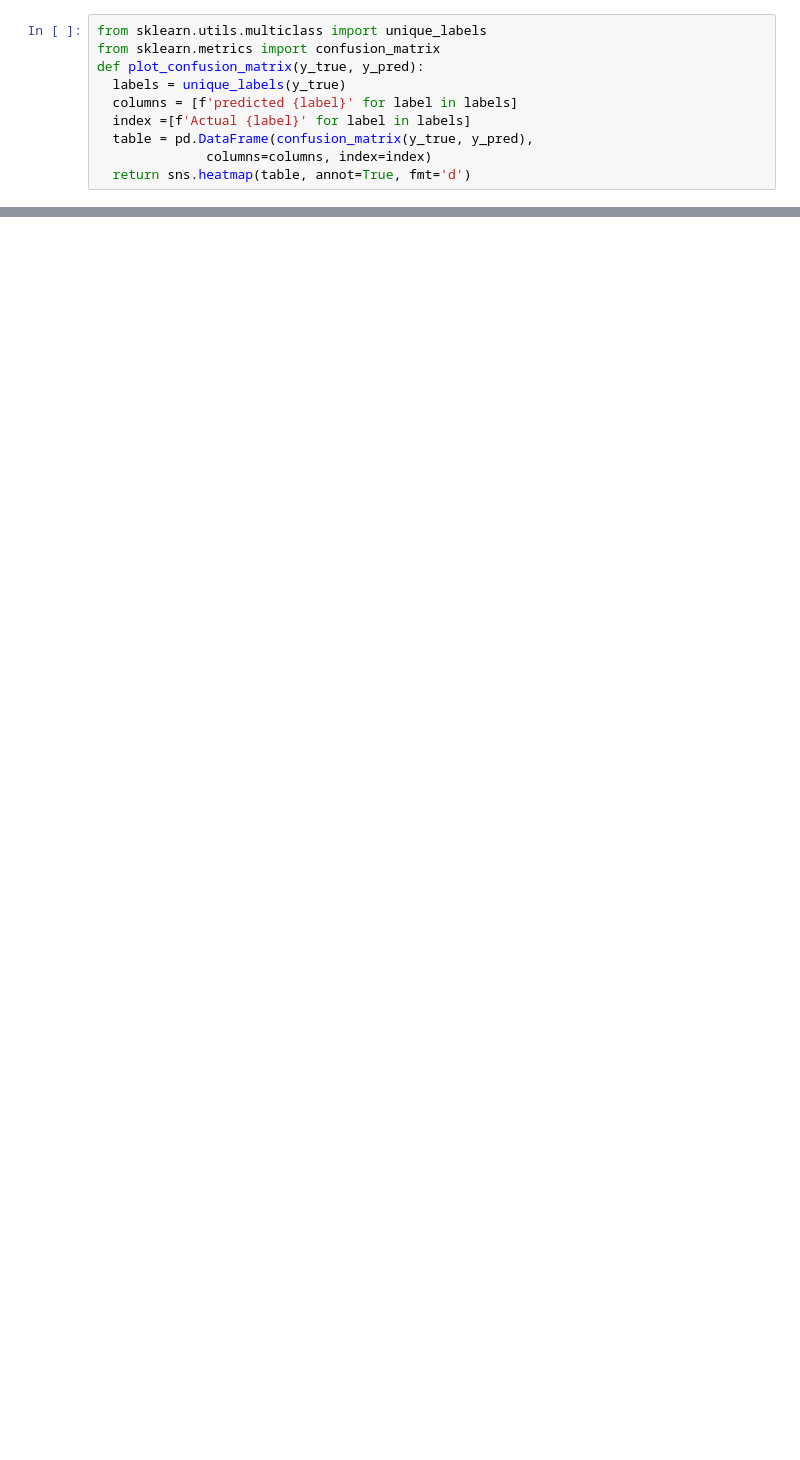
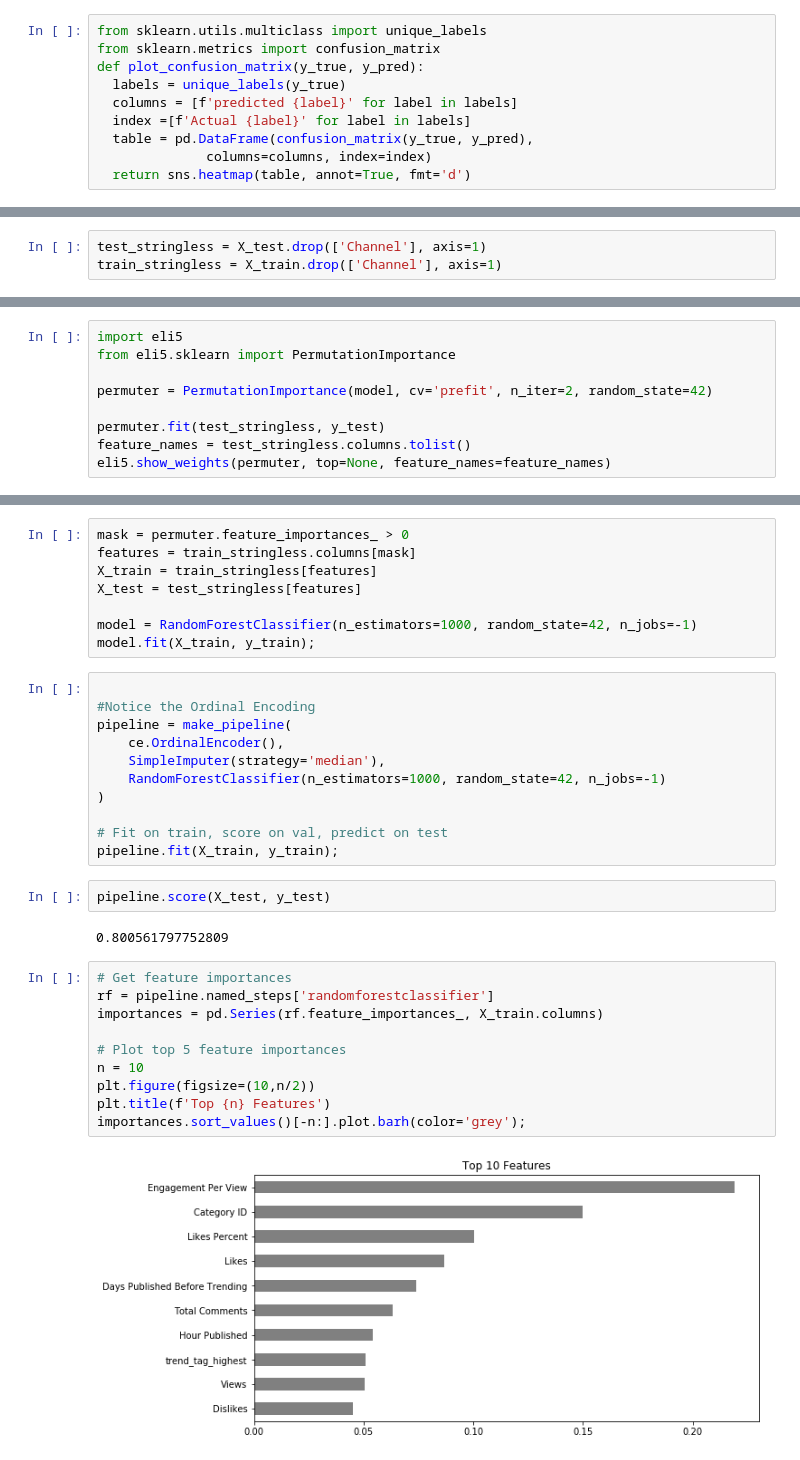
Before and after one commit to StevenMElliott/youtube-trending-classification, a Jupyter notebook: YouTube_Trending_Classification.ipynb, the cells around one changed output, grey strips where cells are left out. Drawn from its saved outputs; the diff is of its cells as text; blank space fills up the shorter version.

```diff
--- a/YouTube_Trending_Classification.ipynb
+++ b/YouTube_Trending_Classification.ipynb
@@ -353,0 +326,3 @@ weighted avg       0.80      0.79      0.79       712
+# %%
+test_stringless = X_test.drop(['Channel'], axis=1)
+train_stringless = X_train.drop(['Channel'], axis=1)
@@ -353,0 +352,9 @@ weighted avg       0.80      0.79      0.79       712
+# %%
+import eli5
+from eli5.sklearn import PermutationImportance
+
+permuter = PermutationImportance(model, cv='prefit', n_iter=2, random_state=42)
+
+permuter.fit(test_stringless, y_test)
+feature_names = test_stringless.columns.tolist()
+eli5.show_weights(permuter, top=None, feature_names=feature_names)
@@ -353,0 +379,35 @@ weighted avg       0.80      0.79      0.79       712
+# %%
+mask = permuter.feature_importances_ > 0
+features = train_stringless.columns[mask]
+X_train = train_stringless[features]
+X_test = test_stringless[features]
+
+model = RandomForestClassifier(n_estimators=1000, random_state=42, n_jobs=-1)
+model.fit(X_train, y_train);
+# %%
+
+#Notice the Ordinal Encoding
+pipeline = make_pipeline(
+    ce.OrdinalEncoder(),
+    SimpleImputer(strategy='median'),
+    RandomForestClassifier(n_estimators=1000, random_state=42, n_jobs=-1)
+)
+
+# Fit on train, score on val, predict on test
+pipeline.fit(X_train, y_train);
+# %%
+pipeline.score(X_test, y_test)
+# %% [output]
+0.800561797752809
+# %%
+# Get feature importances
+rf = pipeline.named_steps['randomforestclassifier']
+importances = pd.Series(rf.feature_importances_, X_train.columns)
+
+# Plot top 5 feature importances
+n = 10
+plt.figure(figsize=(10,n/2))
+plt.title(f'Top {n} Features')
+importances.sort_values()[-n:].plot.barh(color='grey');
+# %% [output]
+[figure, added]
```
Also changed, not shown: parts of 50 cells of this notebook.
